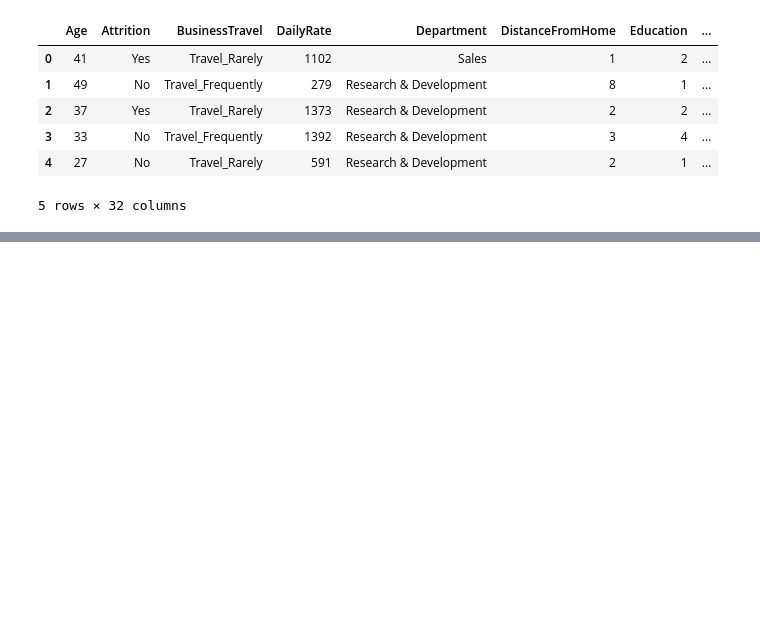
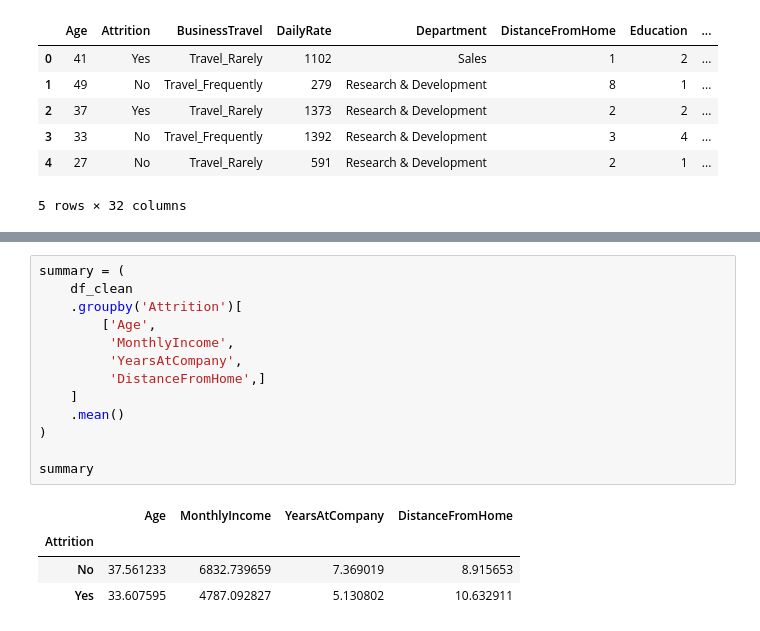
Before and after one commit to Kel-02/employee-attrition-analysis, a Jupyter notebook: notebooks/02_data_cleaning_feature_exploration.ipynb, the cells around one changed output, grey strips where cells are left out. Saved outputs shown, nothing was run; the diff lists cells and outputs as text; blank space fills up the shorter version.

```diff
--- a/notebooks/02_data_cleaning_feature_exploration.ipynb
+++ b/notebooks/02_data_cleaning_feature_exploration.ipynb
@@ -181,0 +250,18 @@ pd.read_csv('../data/processed/cleaned_employee_attrition_data.csv').head()
+# %%
+summary = (
+    df_clean
+    .groupby('Attrition')[
+        ['Age',
+         'MonthlyIncome',
+         'YearsAtCompany',
+         'DistanceFromHome',]
+    ]
+    .mean()
+)
+
+summary
+# %% [output]
+|  | Age | MonthlyIncome | YearsAtCompany | DistanceFromHome |
+| Attrition |  |  |  |  |
+| No | 37.561233 | 6832.739659 | 7.369019 | 8.915653 |
+| Yes | 33.607595 | 4787.092827 | 5.130802 | 10.632911 |
```
Also changed, not shown: parts of 8 cells of this notebook, 1 other file.
